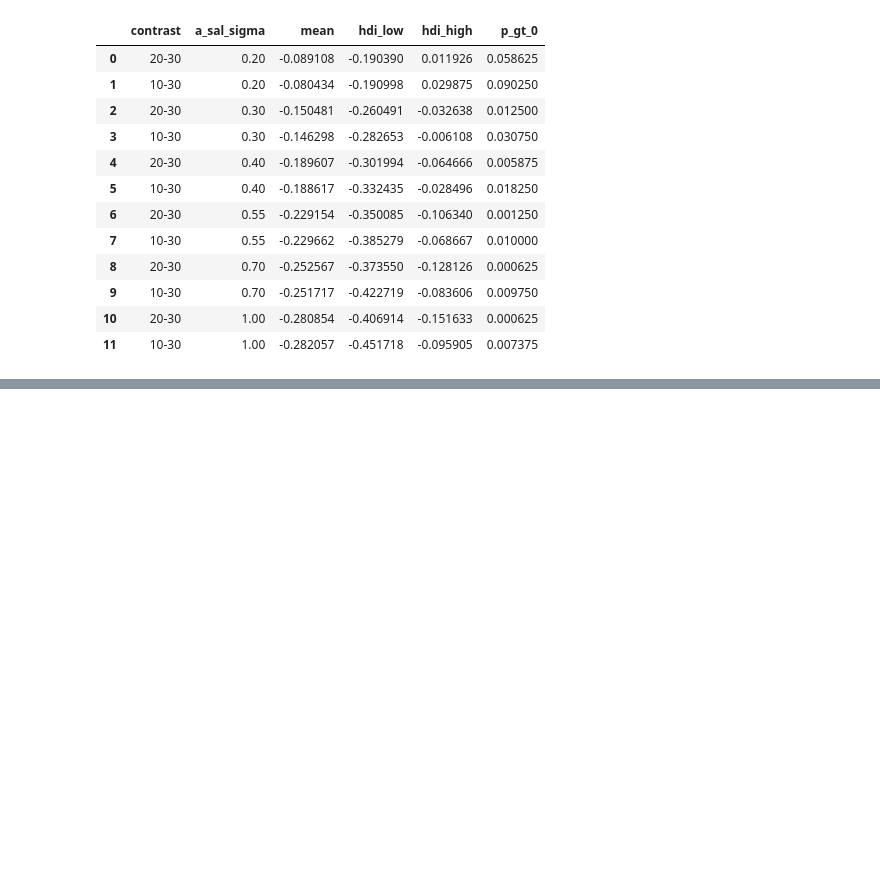
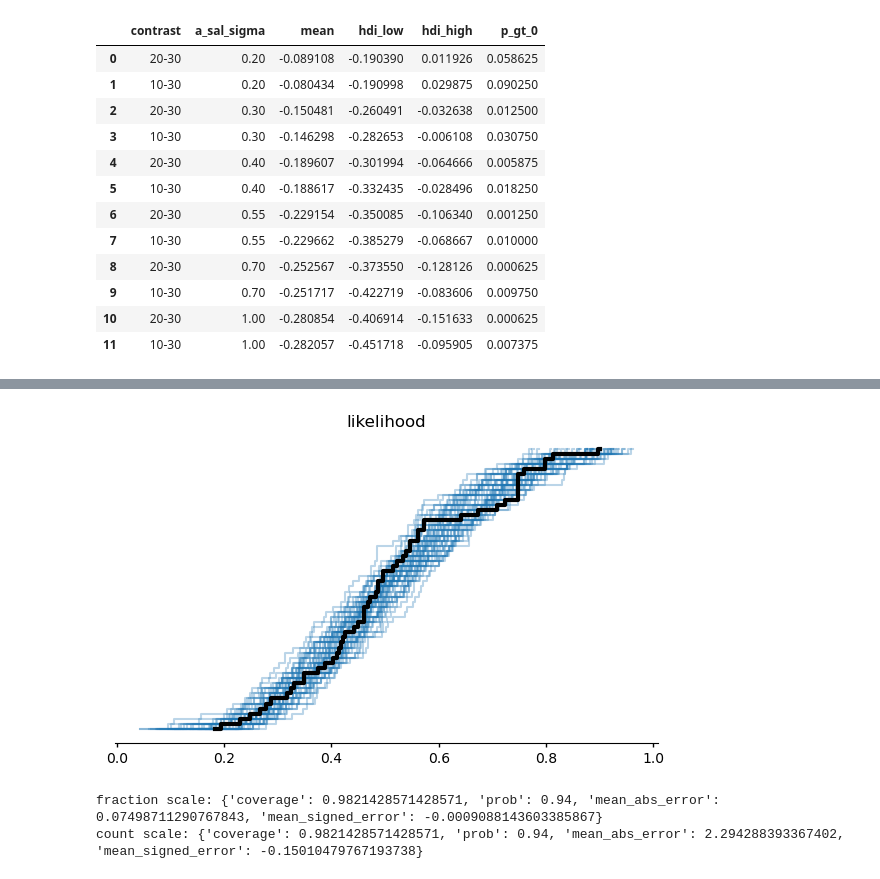
Before and after one commit to erdemkarakoylu/nandini_et_al, a Jupyter notebook: notebooks/02_sampling_and_inference.ipynb, the cells around one changed output, grey strips where cells are left out. Cells and saved outputs as stored; diff of their text form; code cells hidden in the pictures; blank space fills up the shorter version.

```diff
--- a/notebooks/02_sampling_and_inference.ipynb
+++ b/notebooks/02_sampling_and_inference.ipynb
@@ -668,0 +713,4 @@ two_panel_dag("M2")   # preview of the planned bounded-support measurement layer
+# %%
+fr_model_m2 = build_model_m2(
+    coords=coords, N0=N0, ybar=ybar, se=se, prey_idx=prey_idx, sal_idx=sal_idx
+)
@@ -668,0 +729,13 @@ two_panel_dag("M2")   # preview of the planned bounded-support measurement layer
+# %%
+with fr_model_m2:
+    idata2 = pm.sample_prior_predictive()
+
+pp2 = idata2.prior_predictive["likelihood"]  # fraction scale, (chain, draw, obs)
+print("prior predictive fraction range:", float(pp2.min()), float(pp2.max()))
+print("always in (0,1):", bool((pp2 > 0).all() and (pp2 < 1).all()))
+
+# implied asymptote/attack-rate sanity, same as M1's check
+A2 = idata2.prior["A"]
+a2 = idata2.prior["\u03b1"]
+print("A (1/h) quantiles 1/50/99:", np.round(A2.quantile([.01,.5,.99]).values, 1))
+print("\u03b1 quantiles 1/50/99:", np.round(a2.quantile([.01,.5,.99]).values, 3))
@@ -668,0 +748,3 @@ two_panel_dag("M2")   # preview of the planned bounded-support measurement layer
+# %%
+with fr_model_m2:
+    idata2.update(pm.sample(draws=2000, tune=1000, chains=4, cores=1, progressbar=False))
@@ -668,0 +756,3 @@ two_panel_dag("M2")   # preview of the planned bounded-support measurement layer
+# %%
+with fr_model_m2:
+    idata2.update(pm.sample_posterior_predictive(idata2))
@@ -668,0 +776,21 @@ two_panel_dag("M2")   # preview of the planned bounded-support measurement layer
+# %%
+pc = azp.plot_ppc_dist(
+    idata2, group="posterior_predictive",
+    visuals={"observed_dist": {"linewidth": 3}},
+    figure_kwargs={"figsize": (7, 4)},
+)
+pc.savefig(FIG_DIR / "ppc_m2.png", dpi=300, bbox_inches="tight")
+# %% [output]
+[figure, added]
+# %%
+print("fraction scale:", summarize_ppc(idata2))
+
+# count-scale rescale, for direct comparison with M1's PPC numbers
+idata2_counts = idata2.copy()
+N0_da = idata2.constant_data["N0"]
+idata2_counts["posterior_predictive"]["likelihood"] = idata2.posterior_predictive["likelihood"] * N0_da
+idata2_counts["observed_data"]["likelihood"] = idata2.observed_data["likelihood"] * N0_da
+print("count scale:", summarize_ppc(idata2_counts))
+# %% [output]
+fraction scale: {'coverage': 0.9821428571428571, 'prob': 0.94, 'mean_abs_error': 0.07498711290767843, 'mean_signed_error': -0.0009088143603385867}
+count scale: {'coverage': 0.9821428571428571, 'prob': 0.94, 'mean_abs_error': 2.294288393367402, 'mean_signed_error': -0.15010479767193738}
```
Also changed, not shown: parts of 14 cells of this notebook, 5 other files.
